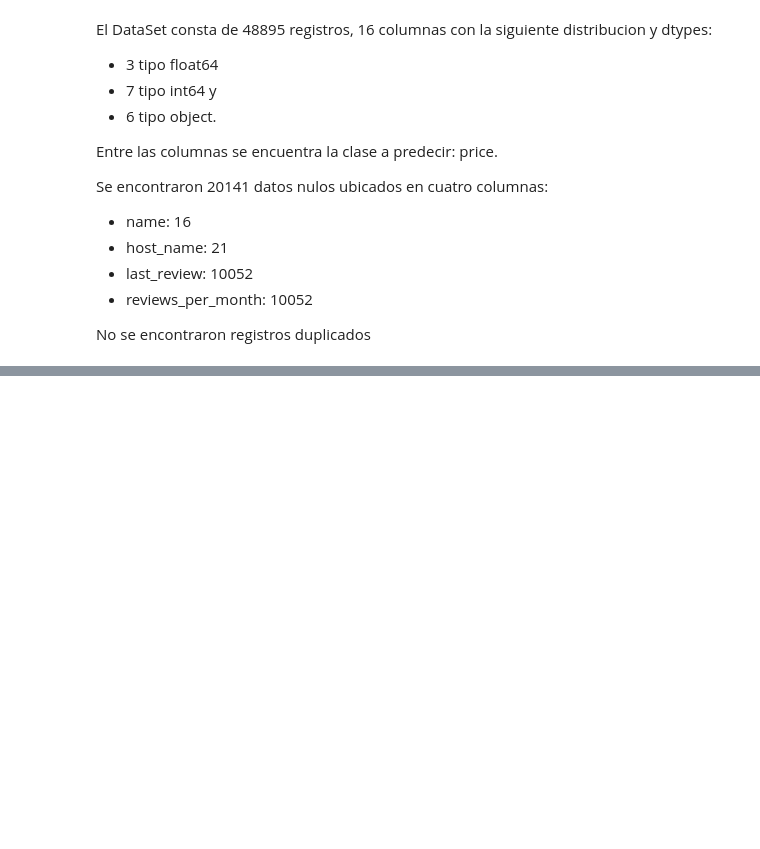
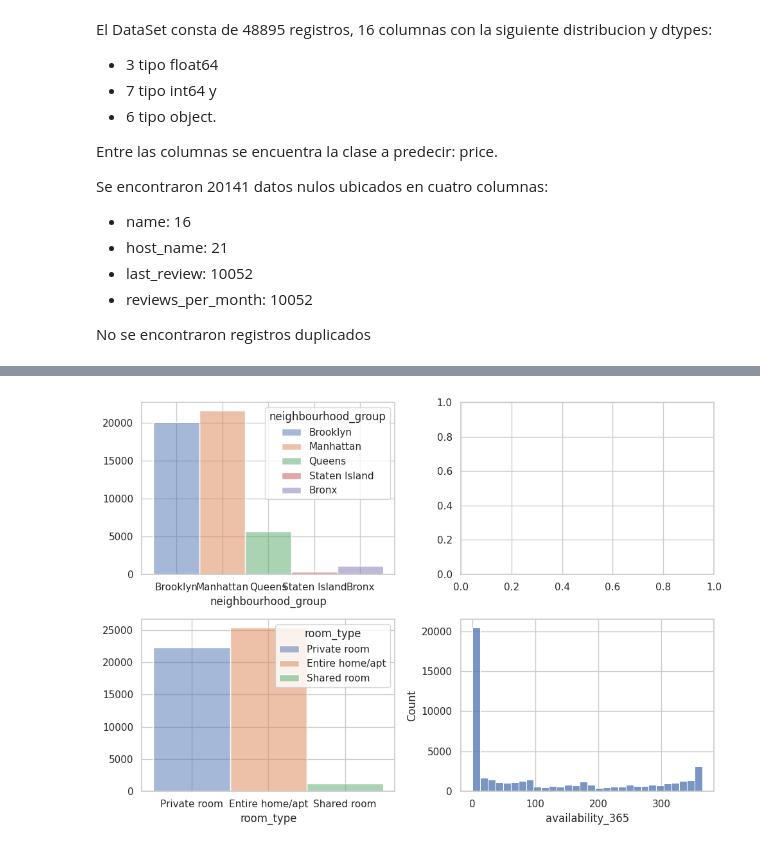
Before and after one commit to Jairo-Almanza/machine-learning-python-template, a Jupyter notebook: src/explore.ipynb, the cells around one changed output, grey strips where cells are left out. Cells and saved outputs as stored; diff of their text form; code cells hidden in the pictures; blank space fills up the shorter version.

```diff
--- a/src/explore.ipynb
+++ b/src/explore.ipynb
@@ -112,8 +115,11 @@ Se encontraron 20141 datos nulos ubicados en cuatro columnas:
 
 No se encontraron registros duplicados
 # %%
+# Eliminamos valores con precio igual a 0
+df_abny.drop(df_abny[df_abny['price'] == 0].index, inplace=True)
+
 # Eliminar columnas innecesarias
-df_abny.drop(['id','name','host_name','last_review','number_of_reviews'],axis=1,inplace=True)
+df_abny.drop(['id','name','host_name','last_review','reviews_per_month'],axis=1,inplace=True)
 df_abny.info()
 # %% [output]
 <class 'pandas.core.frame.DataFrame'>
@@ -140,0 +166,17 @@ Análisis de variables
+# %%
+import matplotlib.pyplot as plt
+import seaborn as sns
+
+fig, axis = plt.subplots(2, 2, figsize = (10, 7))
+
+# Histogramas
+sns.histplot(ax = axis[0, 0], data = df_abny, x = "neighbourhood_group", hue='neighbourhood_group').set(ylabel = None)
+
+sns.histplot(ax = axis[1, 0], data = df_abny, x = "room_type", hue='room_type').set(ylabel = None)
+
+sns.histplot(ax = axis[1,1], data = df_abny, x = "availability_365")
+
+plt.tight_layout()
+plt.show()
+# %% [output]
+[figure, added]
```
Also changed, not shown: parts of 20 cells of this notebook, 1 other file.
